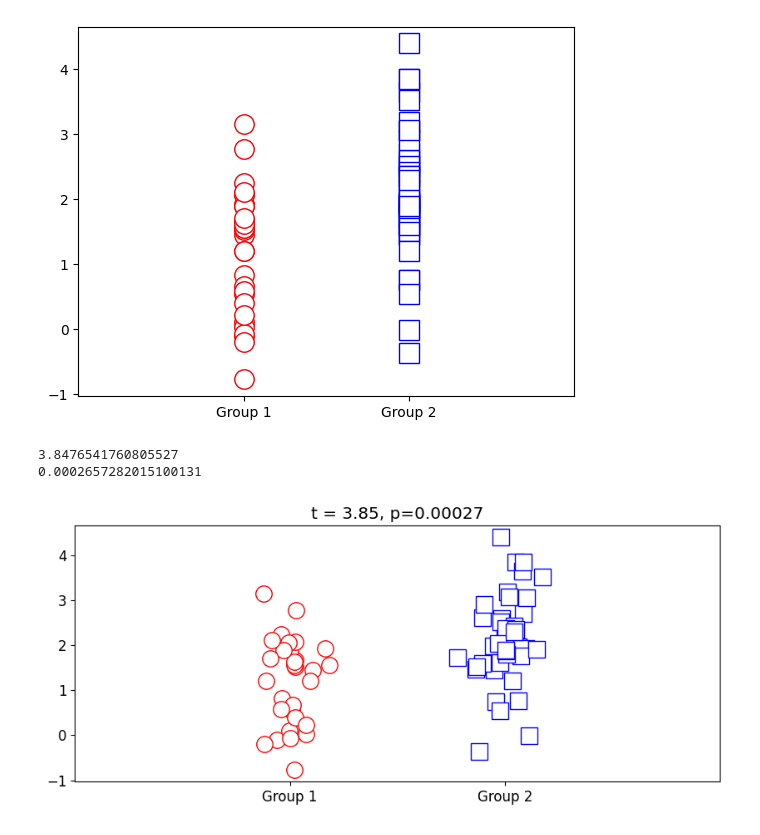
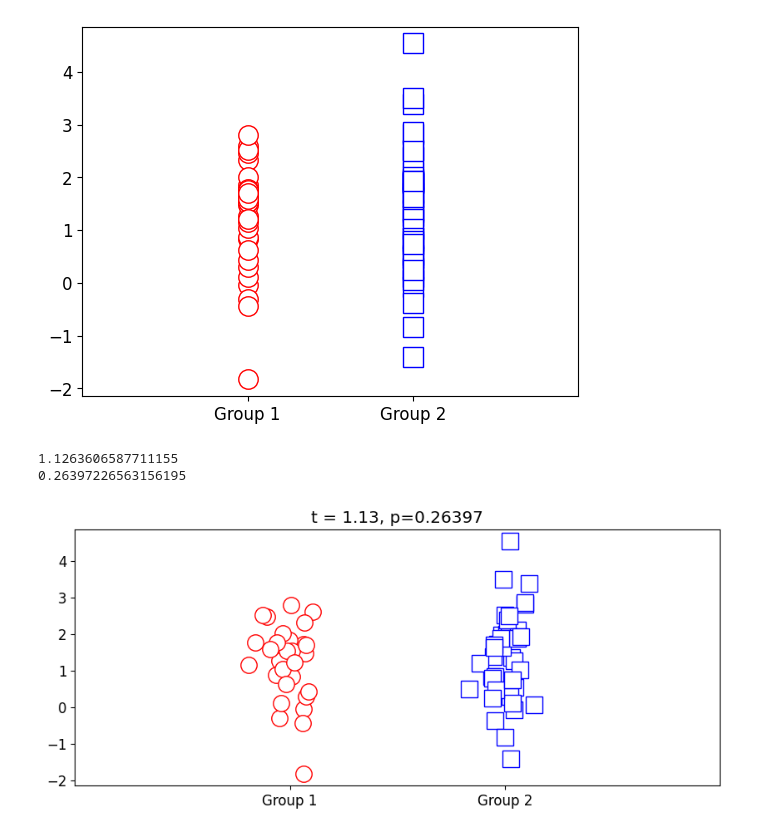
Before and after one commit to viktor-kertanov/dudl, a Jupyter notebook: ch_5_math_numpy_pytorch/t_test.ipynb, the cells around one changed output. Drawn from its saved outputs; the diff is of its cells as text; code cells hidden in the pictures.

```diff
--- a/ch_5_math_numpy_pytorch/t_test.ipynb
+++ b/ch_5_math_numpy_pytorch/t_test.ipynb
@@ -5,22 +5,22 @@ import scipy.stats as stats
 # %%
 n_1 = 30 # samples in dataset 1
 n_2 = 40 # samples in dataset 2
 
 mu_1 = 1
-mu_2 = 2
+mu_2 = 1.1
 
 # generating the data
 data_1 = mu_1 + np.random.randn(n_1)
 data_2 = mu_2 + np.random.randn(n_2)
 
 # plot the data
 plt.plot(np.zeros(n_1), data_1, 'ro', markerfacecolor='w', markersize=14)
 plt.plot(np.ones(n_2), data_2, 'bs', markerfacecolor='w', markersize=14)
 plt.xlim([-1, 2])
 plt.xticks([0, 1], labels=['Group 1', 'Group 2'])
 plt.show()
 # %% [output]
-[figure, old version]
+[figure, new version]
 # %%
 # t-test via stats package
 # _ind = independent samples
@@ -31,8 +31,8 @@ print(p)
 
 # The results show that
 # %% [output]
-3.8476541760805527
-0.0002657282015100131
+1.1263606587711155
+0.26397226563156195
 # %%
 # common way to show t-test results in a plot
 # p-value in a t-test should be less than 0.05 to be statistically significant
@@ -49,4 +49,4 @@ plt.title(f't = {t:.2f}, p={p:.5f}')
 
 plt.show()
 # %% [output]
-[figure, old version]
+[figure, new version]
```
Also changed, not shown: 1 other file.
